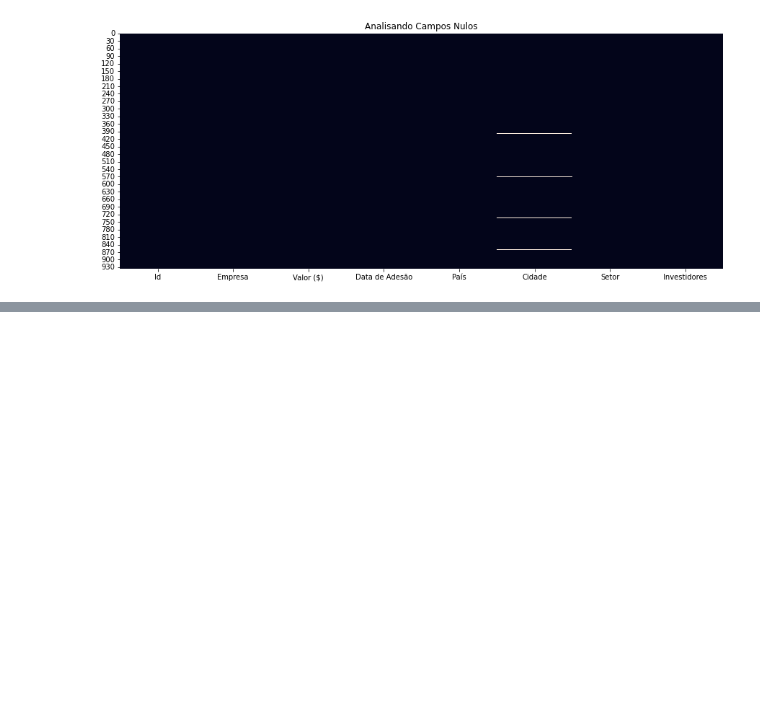
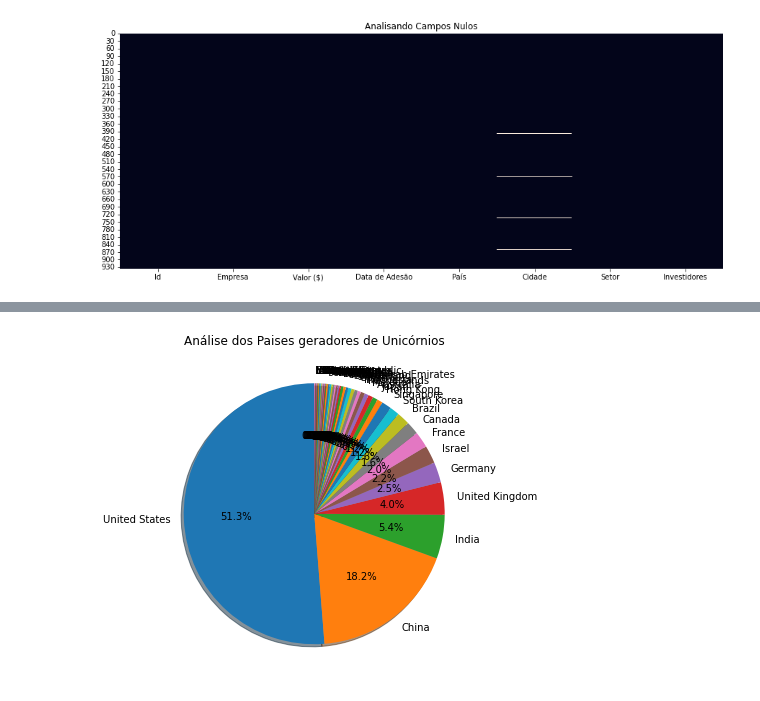
Before and after one commit to DeniseBarbosa/Projeto-Case-Empresas-Unicornios, a Jupyter notebook: Projeto_Unicornios.ipynb, the cells around one changed output, grey strips where cells are left out. Drawn from its saved outputs; the diff is of its cells as text; code cells hidden in the pictures; blank space fills up the shorter version.

Commit message:
Case Unicórnios

```diff
--- a/Projeto_Unicornios.ipynb
+++ b/Projeto_Unicornios.ipynb
@@ -107,0 +206,17 @@ sns.heatmap(Base_Dados.isnull(), cbar=False); # cbar=False retira a barra de esc
+# %%
+#Criando uma visualiozação melhor da análise de ranks
+#criando uma variavel Analisar
+Analise = round(Base_Dados['País'].value_counts(normalize=True)*100,1)
+# %%
+#Plot geral dos paises
+plt.figure(figsize=(15,6))
+plt.title('Análise dos Paises geradores de Unicórnios')
+plt.pie(
+    Analise,
+    labels= Analise.index,#nota-se que esse cod é um complemento da variavel de cima
+    shadow =True,
+    startangle=90,
+    autopct='%1.1f%%'
+);
+# %% [output]
+[figure, added]
```
Also changed, not shown: parts of 12 cells of this notebook.
